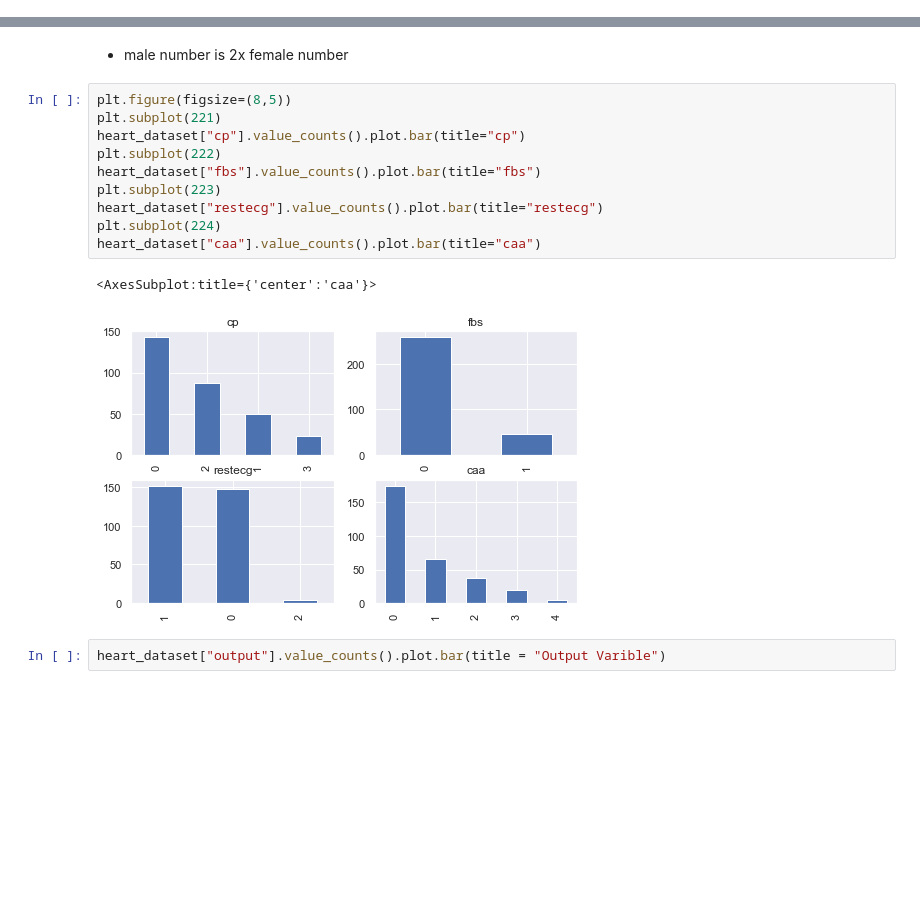
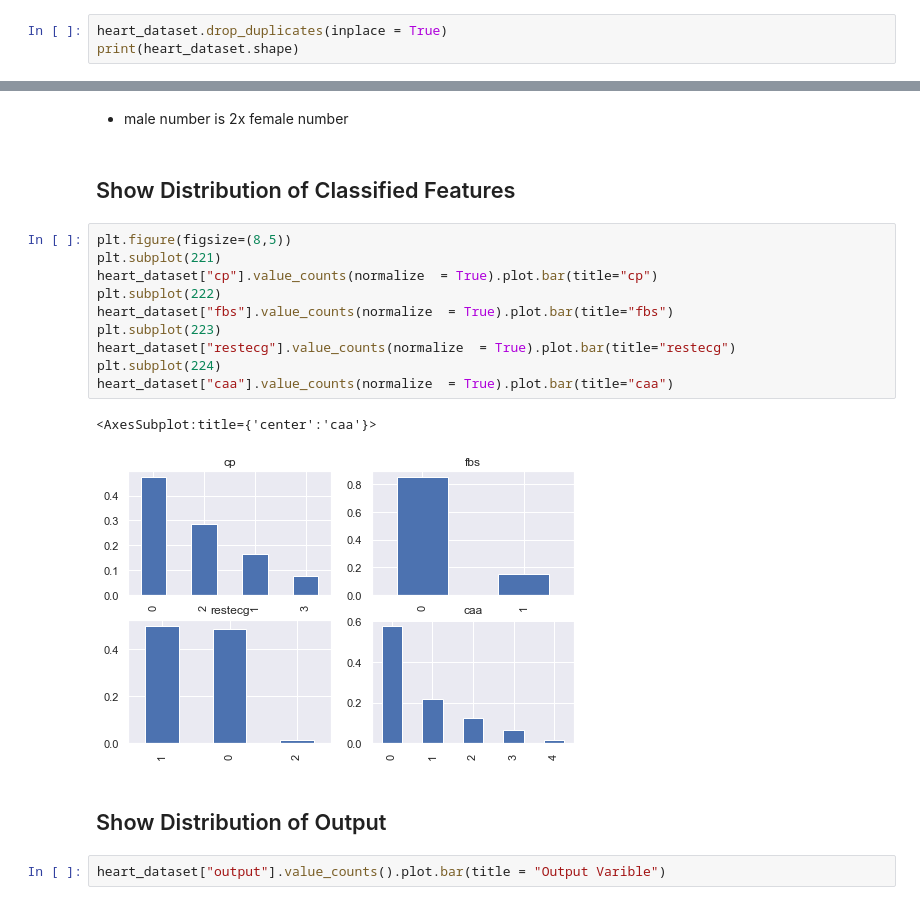
Before and after one commit to pelinniseri/ML, a Jupyter notebook: HearthAttackPrediction.ipynb, the cells around one changed output, grey strips where cells are left out. Cells and saved outputs as stored; diff of their text form; blank space fills up the shorter version.

```diff
--- a/HearthAttackPrediction.ipynb
+++ b/HearthAttackPrediction.ipynb
@@ -66,0 +136,3 @@ dtype: int64
+# %%
+heart_dataset.drop_duplicates(inplace = True)
+print(heart_dataset.shape)
@@ -73,19 +155,23 @@ heart_dataset["sex"].value_counts(normalize = True).plot.bar(title = "Sex Variab
 [figure]
 # %% [markdown]
 - male number is 2x female number
+# %% [markdown]
+## Show Distribution of Classified Features
 # %%
 plt.figure(figsize=(8,5))
 plt.subplot(221)
-heart_dataset["cp"].value_counts().plot.bar(title="cp")
+heart_dataset["cp"].value_counts(normalize  = True).plot.bar(title="cp")
 plt.subplot(222)
-heart_dataset["fbs"].value_counts().plot.bar(title="fbs")
+heart_dataset["fbs"].value_counts(normalize  = True).plot.bar(title="fbs")
 plt.subplot(223)
-heart_dataset["restecg"].value_counts().plot.bar(title="restecg")
+heart_dataset["restecg"].value_counts(normalize  = True).plot.bar(title="restecg")
 plt.subplot(224)
-heart_dataset["caa"].value_counts().plot.bar(title="caa")
+heart_dataset["caa"].value_counts(normalize  = True).plot.bar(title="caa")
 # %% [output]
 <AxesSubplot:title={'center':'caa'}>
-[figure, old version]
+[figure, new version]
+# %% [markdown]
+## Show Distribution of Output
 # %%
 heart_dataset["output"].value_counts().plot.bar(title = "Output Varible")
 # %% [output]
```
Also changed, not shown: parts of 29 cells of this notebook.
